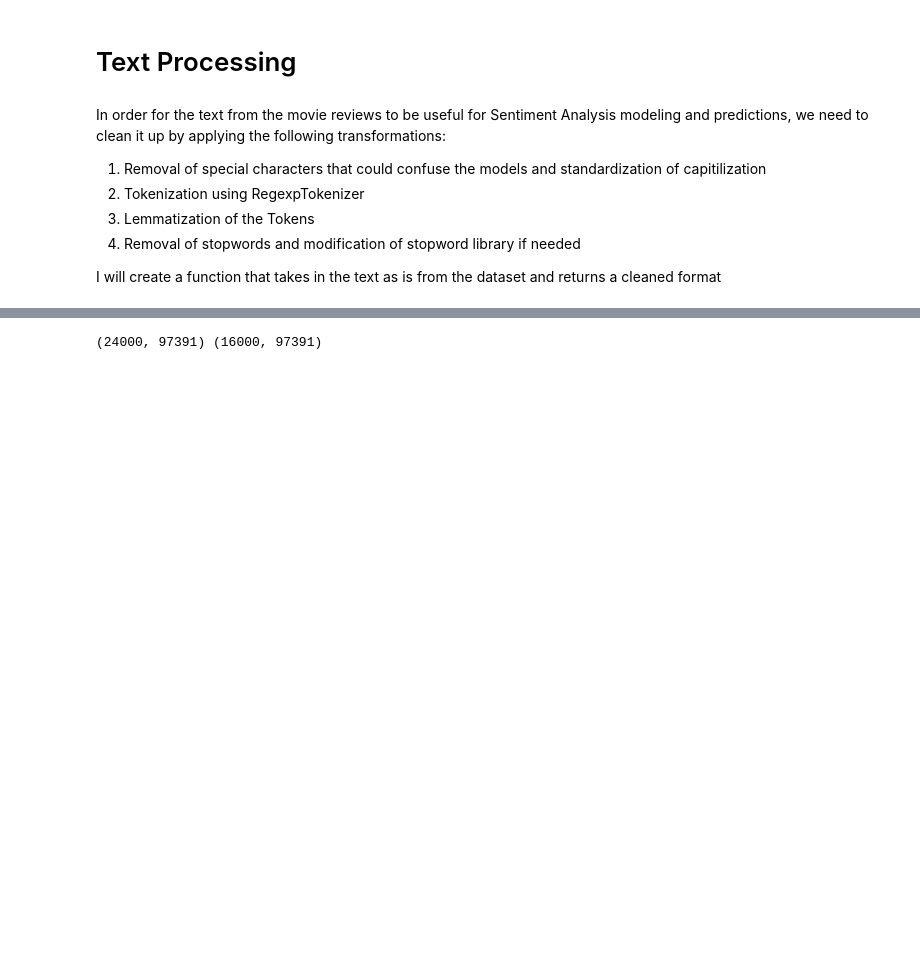
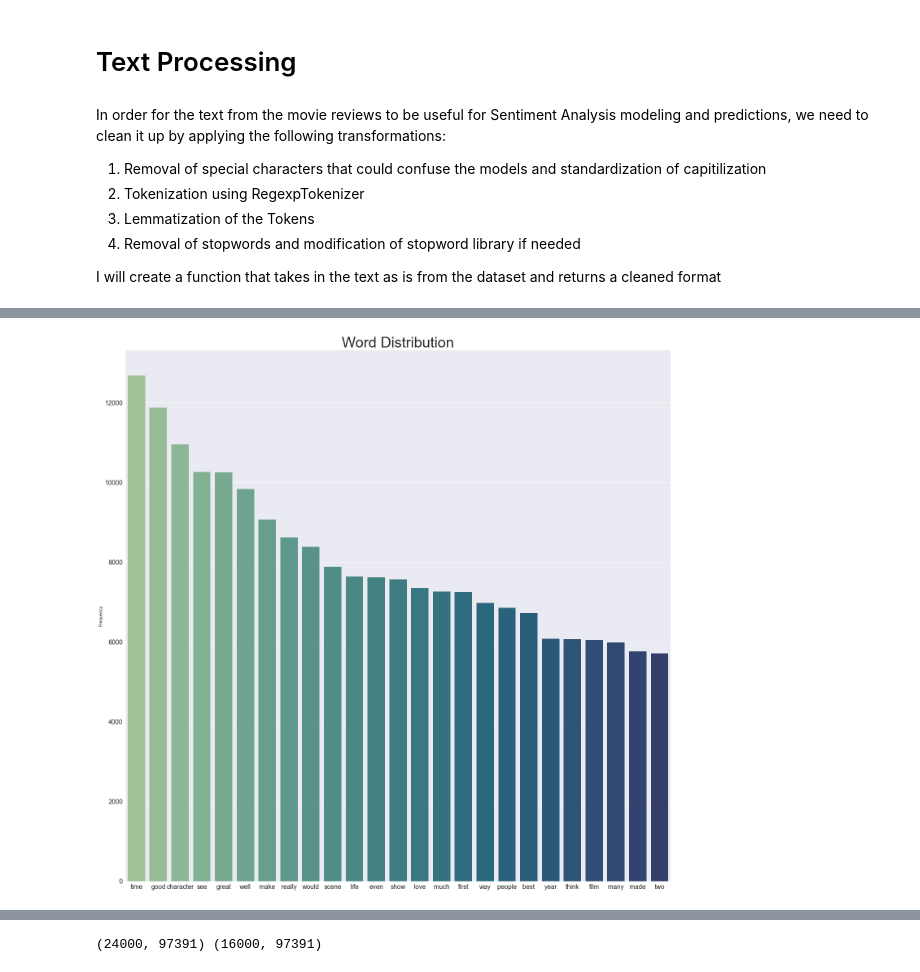
Before and after one commit to benjaminybai/rtsentiment, a Jupyter notebook: Sentiment_Analysis_Notebook.ipynb, the cells around one changed output, grey strips where cells are left out. Saved outputs shown, nothing was run; the diff lists cells and outputs as text; code cells hidden in the pictures; blank space fills up the shorter version.

Commit message:
Images prep for prez

```diff
--- a/Sentiment_Analysis_Notebook.ipynb
+++ b/Sentiment_Analysis_Notebook.ipynb
@@ -219,0 +223,7 @@ imdb_reviews_df.head(10)
+# %%
+dt_positive = imdb_reviews_df[imdb_reviews_df['emotion']=='Positive']['clean_text']
+
+from collections import Counter
+p = Counter(" ".join(dt_positive).split()).most_common(25)
+positive_word_df = pd.DataFrame(p, columns=['Word', 'Frequency'])
+print(positive_word_df)
@@ -219,0 +248,9 @@ imdb_reviews_df.head(10)
+# %%
+plt.figure(figsize=(24,24))
+ax = sns.barplot(x='Word', y='Frequency', data = positive_word_df, palette='crest')
+plt.title('Word Distribution', fontsize=36)
+plt.xlabel('', )
+plt.tick_params(axis='both', which='major', labelsize=16)
+plt.savefig('./images/Positive_Word_Distribution_Barchart')
+# %% [output]
+[figure, added]
```
Also changed, not shown: parts of 19 cells of this notebook, 5 other files.
